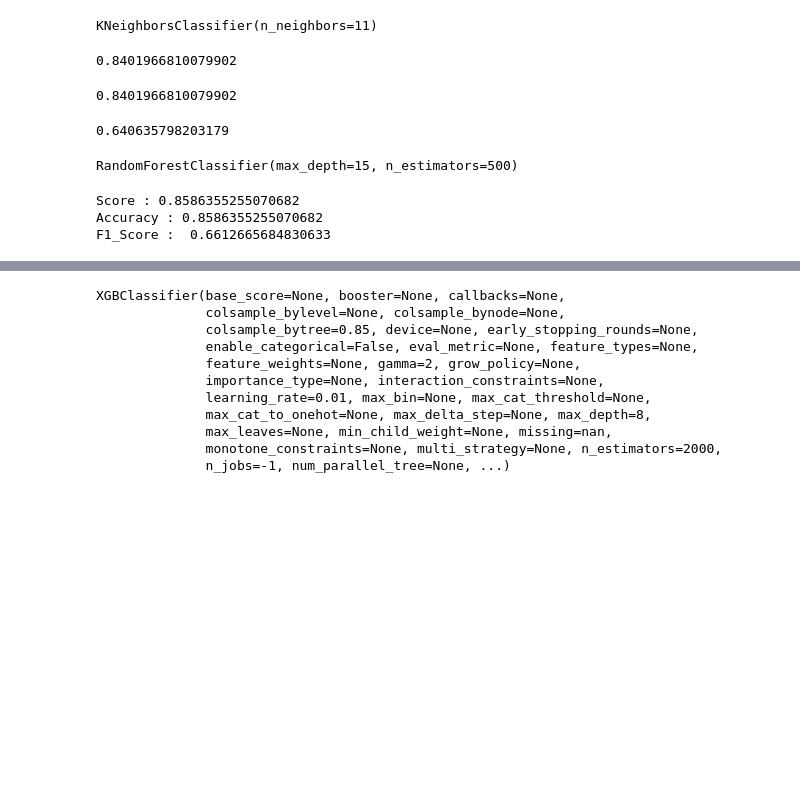
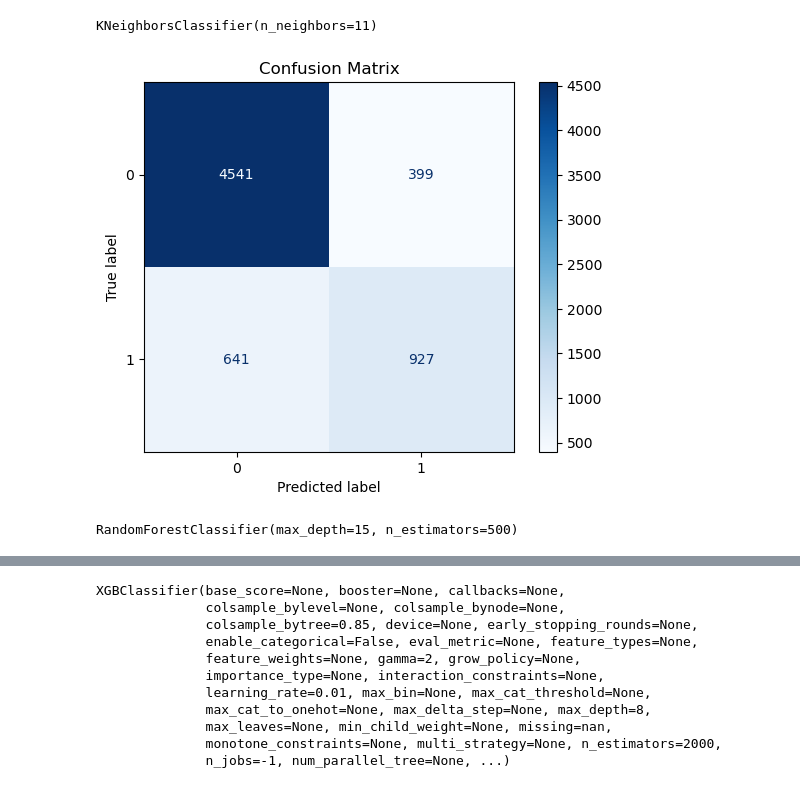
Before and after one commit to AryaRabiee/Adult-Income-Prediction, a Jupyter notebook: adult_income.ipynb, the cells around one changed output, grey strips where cells are left out. Saved outputs shown, nothing was run; the diff lists cells and outputs as text; code cells hidden in the pictures; blank space fills up the shorter version.

```diff
--- a/adult_income.ipynb
+++ b/adult_income.ipynb
@@ -112,19 +157,15 @@ knn.fit(X_train, y_train)
 # %% [output]
 KNeighborsClassifier(n_neighbors=11)
 # %%
-y_pred = knn.predict(X_test)
+knn_pred = knn.predict(X_test)
-# %%
-knn.score(X_test, y_test)
-# %% [output]
-0.8401966810079902
-# %%
-accuracy_score(y_test , y_pred)
-# %% [output]
-0.8401966810079902
-# %%
-f1_score(y_test , y_pred)
-# %% [output]
-0.640635798203179
+# %%
+cm = confusion_matrix(y_test , knn_pred)
+disp = ConfusionMatrixDisplay(confusion_matrix=cm)
+disp.plot(cmap='Blues')
+plt.title('Confusion Matrix')
+plt.show()
+# %% [output]
+[figure, added]
 # %%
 from sklearn.ensemble import RandomForestClassifier
 # %%
@@ -135,11 +176,3 @@ rfr.fit(X_train , y_train)
 RandomForestClassifier(max_depth=15, n_estimators=500)
 # %%
 rfr_pred = rfr.predict(X_test)
-# %%
-print("Score :" ,rfr.score(X_test, y_test))
-print("Accuracy :" , accuracy_score(y_test , rfr_pred))
-print("F1_Score : " , f1_score(y_test , rfr_pred))
-# %% [output]
-Score : 0.8586355255070682
-Accuracy : 0.8586355255070682
-F1_Score :  0.6612665684830633
```
Also changed, not shown: parts of 14 cells of this notebook, 6 other files.
